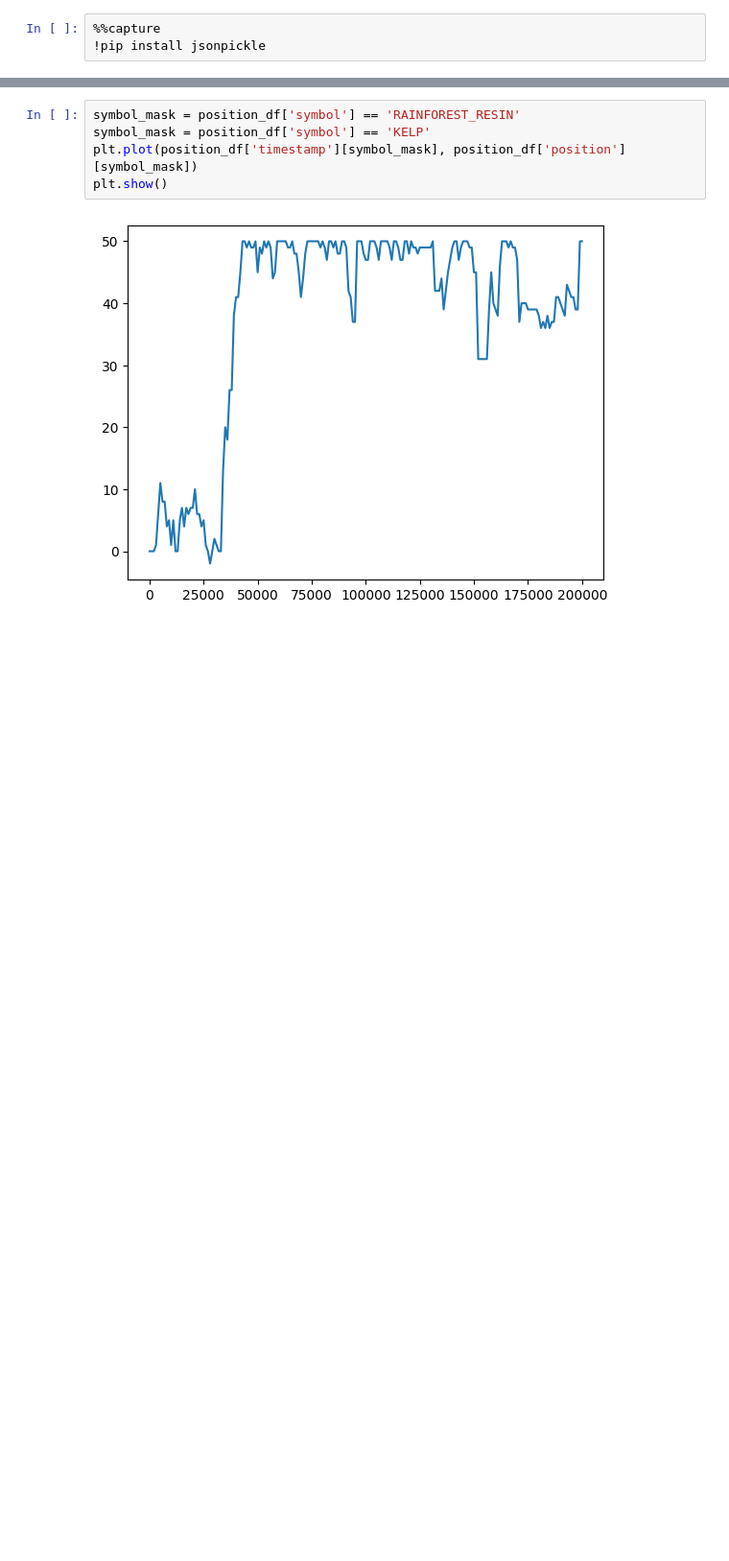
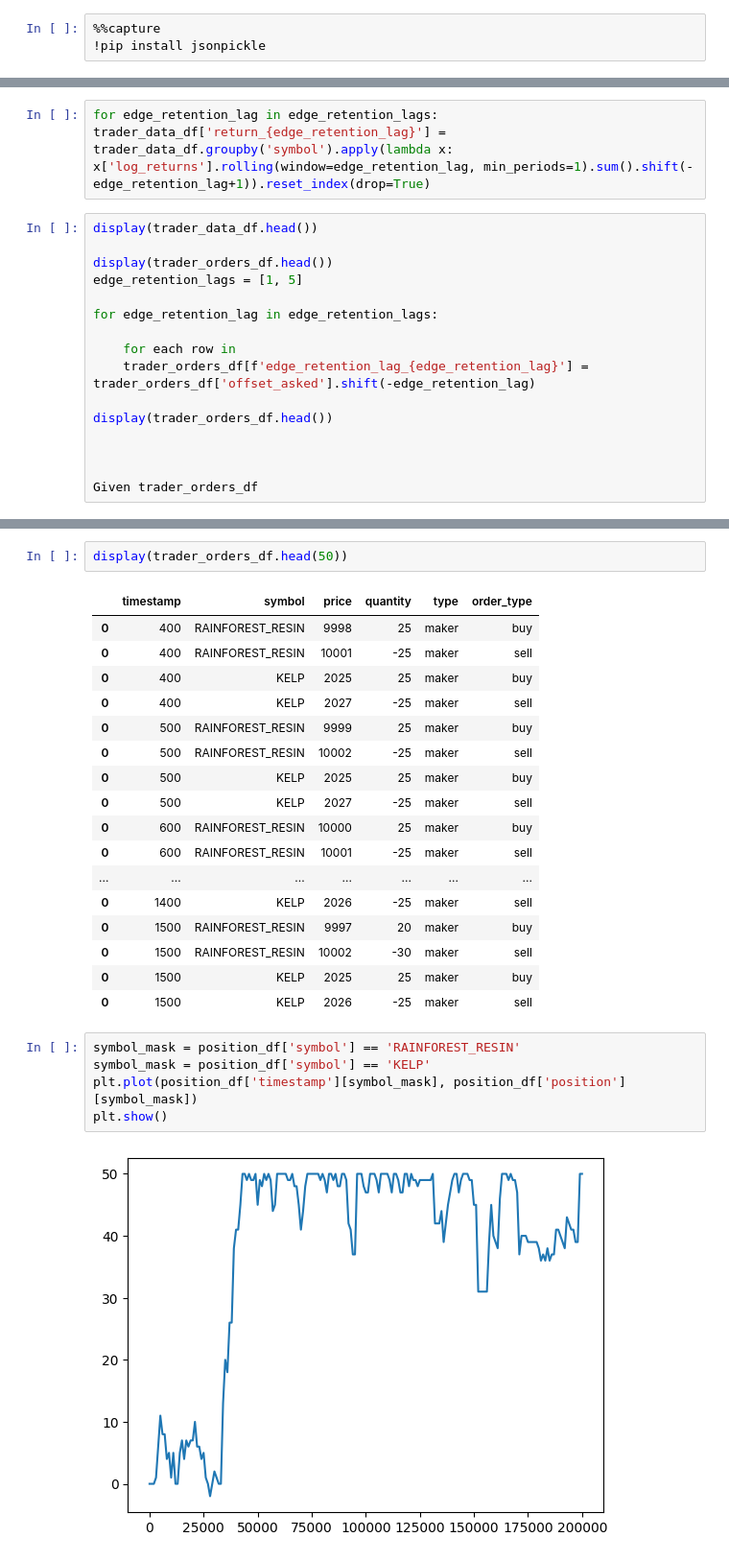
Before and after one commit to Keshav-Shah/IMC-Prosperity-2025-Rice, a Jupyter notebook: trade_data_analysis.ipynb, the cells around one changed output, grey strips where cells are left out. Shown: that part at 96% size. Saved outputs shown, nothing was run; the diff lists cells and outputs as text; blank space fills up the shorter version.

```diff
--- a/trade_data_analysis.ipynb
+++ b/trade_data_analysis.ipynb
@@ -221,0 +321,19 @@ sandbox_dicts, trader_orders_df, trader_data_df, position_df, bid_df, ask_df, ow
+# %%
+for edge_retention_lag in edge_retention_lags:
+trader_data_df['return_{edge_retention_lag}'] = trader_data_df.groupby('symbol').apply(lambda x: x['log_returns'].rolling(window=edge_retention_lag, min_periods=1).sum().shift(-edge_retention_lag+1)).reset_index(drop=True)
+# %%
+display(trader_data_df.head())
+
+display(trader_orders_df.head())
+edge_retention_lags = [1, 5]
+
+for edge_retention_lag in edge_retention_lags:
+
+    for each row in
+    trader_orders_df[f'edge_retention_lag_{edge_retention_lag}'] = trader_orders_df['offset_asked'].shift(-edge_retention_lag)
+
+display(trader_orders_df.head())
+
+
+
+Given trader_orders_df
@@ -258,6 +498,26 @@ display(position_df.head(10))
 | 7 | RAINFOREST_RESIN | 7000 | 5.0 |
 | 8 | RAINFOREST_RESIN | 8000 | 4.0 |
 | 9 | RAINFOREST_RESIN | 9000 | 5.0 |
+# %%
+display(trader_orders_df.head(50))
+# %% [output]
+|  | timestamp | symbol | price | quantity | type | order_type |
+| 0 | 400 | RAINFOREST_RESIN | 9998 | 25 | maker | buy |
+| 0 | 400 | RAINFOREST_RESIN | 10001 | -25 | maker | sell |
+| 0 | 400 | KELP | 2025 | 25 | maker | buy |
+| 0 | 400 | KELP | 2027 | -25 | maker | sell |
+| 0 | 500 | RAINFOREST_RESIN | 9999 | 25 | maker | buy |
+| 0 | 500 | RAINFOREST_RESIN | 10002 | -25 | maker | sell |
+| 0 | 500 | KELP | 2025 | 25 | maker | buy |
+| 0 | 500 | KELP | 2027 | -25 | maker | sell |
+| 0 | 600 | RAINFOREST_RESIN | 10000 | 25 | maker | buy |
+| 0 | 600 | RAINFOREST_RESIN | 10001 | -25 | maker | sell |
+| ... | ... | ... | ... | ... | ... | ... |
+| 0 | 1400 | KELP | 2026 | -25 | maker | sell |
+| 0 | 1500 | RAINFOREST_RESIN | 9997 | 20 | maker | buy |
+| 0 | 1500 | RAINFOREST_RESIN | 10002 | -30 | maker | sell |
+| 0 | 1500 | KELP | 2025 | 25 | maker | buy |
+| 0 | 1500 | KELP | 2026 | -25 | maker | sell |
 # %%
 symbol_mask = position_df['symbol'] == 'RAINFOREST_RESIN'
 symbol_mask = position_df['symbol'] == 'KELP'
```
Also changed, not shown: parts of 22 cells of this notebook.
